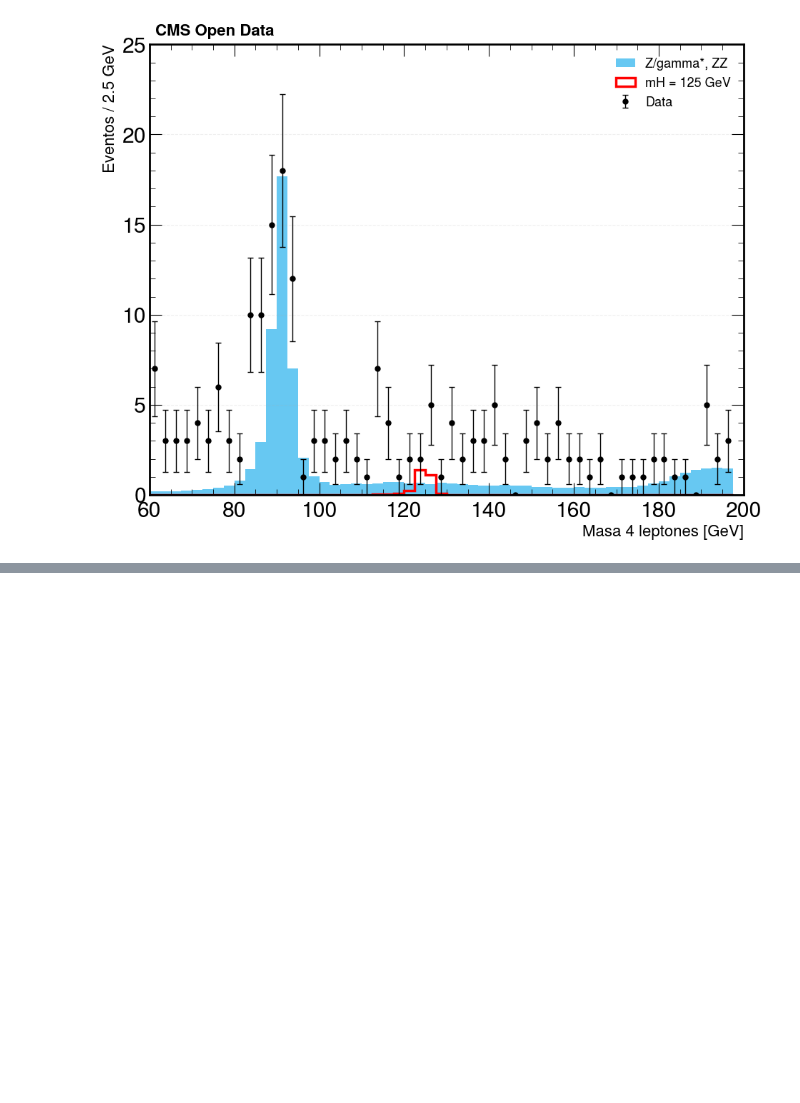
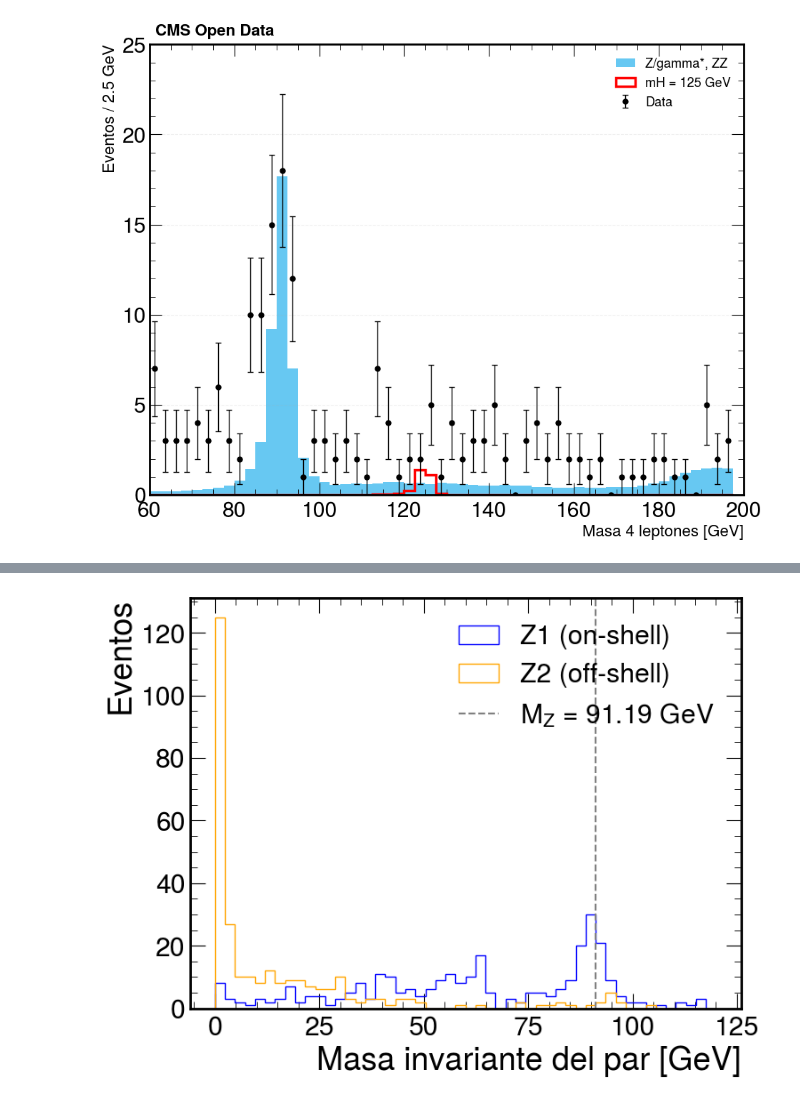
Before and after one commit to OscarBF99/P-cticas-profesionales, a Jupyter notebook: analisisHiggsusingROOT.ipynb, the cells around one changed output, grey strips where cells are left out. Cells and saved outputs as stored; diff of their text form; code cells hidden in the pictures; blank space fills up the shorter version.

```diff
--- a/analisisHiggsusingROOT.ipynb
+++ b/analisisHiggsusingROOT.ipynb
@@ -331,0 +430,81 @@ Peso ZZ:    0.0008
+# %%
+import numpy as np
+import matplotlib.pyplot as plt
+
+# Constantes
+M_MUON = 0.105658375
+Z_MASS_NOMINAL = 91.1876
+
+def masa_par(df, i, j):
+    pxi = df[f"pt{i}"] * np.cos(df[f"phi{i}"])
+    pyi = df[f"pt{i}"] * np.sin(df[f"phi{i}"])
+    pzi = df[f"pt{i}"] * np.sinh(df[f"eta{i}"])
+    Ei  = np.sqrt(pxi**2 + pyi**2 + pzi**2 + M_MUON**2)
+
+    pxj = df[f"pt{j}"] * np.cos(df[f"phi{j}"])
+    pyj = df[f"pt{j}"] * np.sin(df[f"phi{j}"])
+    pzj = df[f"pt{j}"] * np.sinh(df[f"eta{j}"])
+    Ej  = np.sqrt(pxj**2 + pyj**2 + pzj**2 + M_MUON**2)
+
+    E, px, py, pz = Ei+Ej, pxi+pxj, pyi+pyj, pzi+pzj
+    return np.sqrt(np.maximum(0.0, E**2 - (px**2 + py**2 + pz**2)))
+
+def identificar_Z_con_indices(df):
+    combinaciones = [(1, 2, 3, 4), (1, 3, 2, 4), (1, 4, 2, 3)]
+
+    mejor_mZ1  = np.full(len(df), np.nan)
+    mejor_mZ2  = np.full(len(df), np.nan)
+    mejor_diff = np.full(len(df), np.inf)
+
+    # Arreglos para guardar los índices de los muones (quién se emparejó con quién)
+    z1_i, z1_j = np.zeros(len(df), dtype=int), np.zeros(len(df), dtype=int)
+    z2_i, z2_j = np.zeros(len(df), dtype=int), np.zeros(len(df), dtype=int)
+
+    for a, b, c, d in combinaciones:
+        valido = (df[f"charge{a}"] + df[f"charge{b}"] == 0) & \
+                 (df[f"charge{c}"] + df[f"charge{d}"] == 0)
+
+        m_ab = masa_par(df, a, b)
+        m_cd = masa_par(df, c, d)
+
+        # ¿Es el par (a,b) más cercano a la masa nominal que (c,d)?
+        ab_es_Z1 = np.abs(m_ab - Z_MASS_NOMINAL) < np.abs(m_cd - Z_MASS_NOMINAL)
+
+        m_Z1_temp = np.where(ab_es_Z1, m_ab, m_cd)
+        m_Z2_temp = np.where(ab_es_Z1, m_cd, m_ab)
+        diff      = np.abs(m_Z1_temp - Z_MASS_NOMINAL)
+
+        mask_mejor = valido & (diff < mejor_diff)
+
+        mejor_mZ1  = np.where(mask_mejor, m_Z1_temp, mejor_mZ1)
+        mejor_mZ2  = np.where(mask_mejor, m_Z2_temp, mejor_mZ2)
+        mejor_diff = np.where(mask_mejor, diff, mejor_diff)
+
+        # Registro de qué muones ganaron
+        z1_i = np.where(mask_mejor, np.where(ab_es_Z1, a, c), z1_i)
+        z1_j = np.where(mask_mejor, np.where(ab_es_Z1, b, d), z1_j)
+        z2_i = np.where(mask_mejor, np.where(ab_es_Z1, c, a), z2_i)
+        z2_j = np.where(mask_mejor, np.where(ab_es_Z1, d, b), z2_j)
+
+    df["mZ1"], df["mZ2"] = mejor_mZ1, mejor_mZ2
+    df["z1_m1"], df["z1_m2"] = z1_i, z1_j
+    df["z2_m1"], df["z2_m2"] = z2_i, z2_j
+    return df
+
+# Ejecución
+df_final = identificar_Z_con_indices(df_final)
+
+# Imprimir resultados
+print("Resultados de identificación:")
+print(df_final[["mZ1", "z1_m1", "z1_m2", "mZ2", "z2_m1", "z2_m2"]].head())
+
+# Graficar
+plt.figure(figsize=(8,6))
+plt.hist(df_final["mZ1"], bins=50, range=(0,120), histtype='step', label="Z1 (on-shell)", color="blue")
+plt.hist(df_final["mZ2"], bins=50, range=(0,120), histtype='step', label="Z2 (off-shell)", color="orange")
+plt.axvline(Z_MASS_NOMINAL, color='gray', linestyle='--', label="$M_Z$ = 91.19 GeV")
+plt.xlabel("Masa invariante del par [GeV]")
+plt.ylabel("Eventos")
+plt.legend()
+plt.show()
+# %% [output]
@@ -331,0 +518 @@ Peso ZZ:    0.0008
+[figure, added]
```
Also changed, not shown: parts of 5 cells of this notebook, 4 other files.
